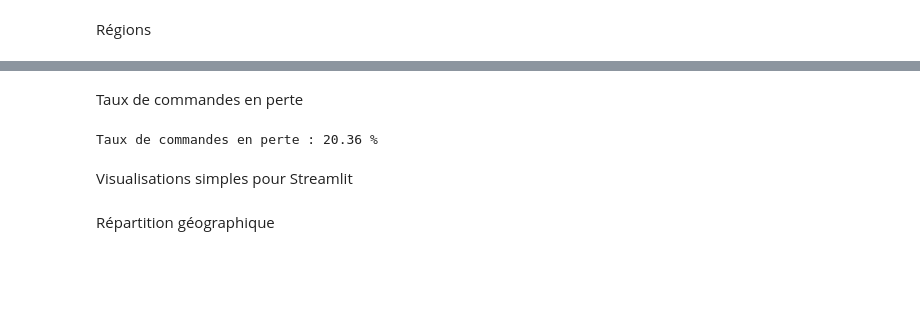
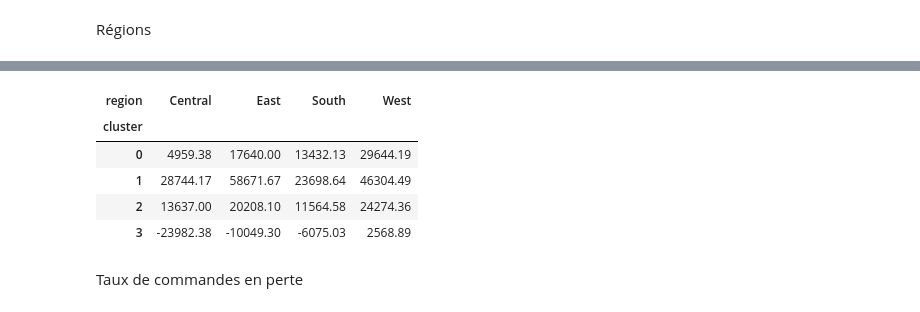
Before and after one commit to msshaqura/project_superstore, a Jupyter notebook: notebooks/sample_superstore.ipynb, the cells around one changed output, grey strips where cells are left out. Cells and saved outputs as stored; diff of their text form; code cells hidden in the pictures; blank space fills up the shorter version.

```diff
--- a/notebooks/sample_superstore.ipynb
+++ b/notebooks/sample_superstore.ipynb
@@ -1633,9 +1499,18 @@ Name: profit, dtype: float64
+# %%
+profit_region_pivot = (
+    profit_region_cluster
+        .pivot(index="cluster", columns="region", values="profit")
+        .fillna(0)
+        .round(2)
+)
+
+profit_region_pivot
+# %% [output]
+| region | Central | East | South | West |
+| cluster |  |  |  |  |
+| 0 | 4959.38 | 17640.00 | 13432.13 | 29644.19 |
+| 1 | 28744.17 | 58671.67 | 23698.64 | 46304.49 |
+| 2 | 13637.00 | 20208.10 | 11564.58 | 24274.36 |
+| 3 | -23982.38 | -10049.30 | -6075.03 | 2568.89 |
 # %% [markdown]
 Taux de commandes en perte
-# %%
-loss_rate = (df_cluster0["profit"] < 0).mean()
-print("Taux de commandes en perte :", round(loss_rate*100, 2), "%")
-# %% [output]
-Taux de commandes en perte : 20.36 %
-# %% [markdown]
-Visualisations simples pour Streamlit
@@ -1678,2 +1516,0 @@ fig.show()
-# %% [markdown]
-Répartition géographique
```
Also changed, not shown: parts of 57 cells of this notebook.
